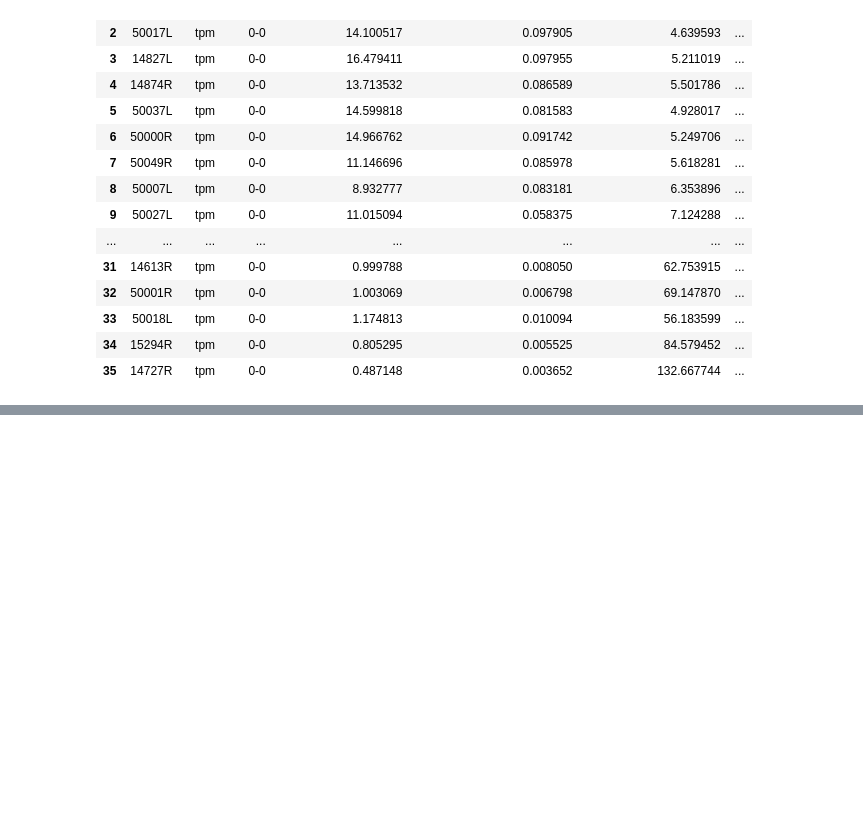
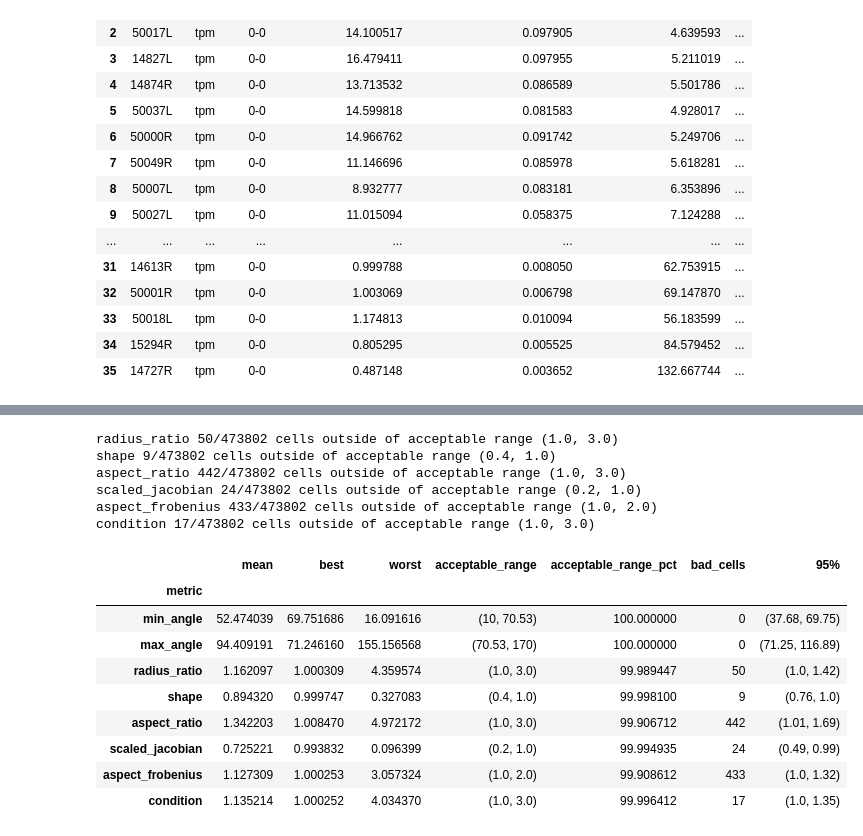
Before and after one commit to MattyOram/phd, a Jupyter notebook: WorkPackages/TMCJ-Contact/Computational/notebooks/MeshPipeline/ParamOptimisation/fullRuns/study4.ipynb, the cells around one changed output, grey strips where cells are left out. Saved outputs shown, nothing was run; the diff lists cells and outputs as text; code cells hidden in the pictures; blank space fills up the shorter version.

```diff
--- a/WorkPackages/TMCJ-Contact/Computational/notebooks/MeshPipeline/ParamOptimisation/fullRuns/study4.ipynb
+++ b/WorkPackages/TMCJ-Contact/Computational/notebooks/MeshPipeline/ParamOptimisation/fullRuns/study4.ipynb
@@ -212,0 +242,24 @@ PLAN A FEA SENSITIVITY STUDY
+# %%
+run1 = pv.read('/Users/maro/Library/CloudStorage/OneDrive-UniversityofLeeds/PhD-wrist/WorkPackages/WorkPackages/TMCJ-Contact/Computational/notebooks/MeshPipeline/ParamOptimisation/fullRuns/outputs/study4/14874R/meshes/14874R/tpm-mc1/3Dmesh/mesh-0-0-0.vtu')
+run2 = pv.read('/Users/maro/Library/CloudStorage/OneDrive-UniversityofLeeds/PhD-wrist/WorkPackages/WorkPackages/TMCJ-Contact/Computational/notebooks/MeshPipeline/ParamOptimisation/fullRuns/outputs/study4/14874R/meshes/14874R/tpm-mc1/3Dmesh/mesh-0-0-1.vtu')
+run3 = pv.read('/Users/maro/Library/CloudStorage/OneDrive-UniversityofLeeds/PhD-wrist/WorkPackages/WorkPackages/TMCJ-Contact/Computational/notebooks/MeshPipeline/ParamOptimisation/fullRuns/outputs/study4/14874R/meshes/14874R/tpm-mc1/3Dmesh/mesh-0-0-2.vtu')
+# %%
+q = check_mesh_quality(run3.extract_cells_by_type(10), 'tet')
+mesh_quality_summary(q, 'tet')
+# %% [output]
+radius_ratio 50/473802 cells outside of acceptable range (1.0, 3.0)
+shape 9/473802 cells outside of acceptable range (0.4, 1.0)
+aspect_ratio 442/473802 cells outside of acceptable range (1.0, 3.0)
+scaled_jacobian 24/473802 cells outside of acceptable range (0.2, 1.0)
+aspect_frobenius 433/473802 cells outside of acceptable range (1.0, 2.0)
+condition 17/473802 cells outside of acceptable range (1.0, 3.0)
+|  | mean | best | worst | acceptable_range | acceptable_range_pct | bad_cells | 95% |
+| metric |  |  |  |  |  |  |  |
+| min_angle | 52.474039 | 69.751686 | 16.091616 | (10, 70.53) | 100.000000 | 0 | (37.68, 69.75) |
+| max_angle | 94.409191 | 71.246160 | 155.156568 | (70.53, 170) | 100.000000 | 0 | (71.25, 116.89) |
+| radius_ratio | 1.162097 | 1.000309 | 4.359574 | (1.0, 3.0) | 99.989447 | 50 | (1.0, 1.42) |
+| shape | 0.894320 | 0.999747 | 0.327083 | (0.4, 1.0) | 99.998100 | 9 | (0.76, 1.0) |
+| aspect_ratio | 1.342203 | 1.008470 | 4.972172 | (1.0, 3.0) | 99.906712 | 442 | (1.01, 1.69) |
+| scaled_jacobian | 0.725221 | 0.993832 | 0.096399 | (0.2, 1.0) | 99.994935 | 24 | (0.49, 0.99) |
+| aspect_frobenius | 1.127309 | 1.000253 | 3.057324 | (1.0, 2.0) | 99.908612 | 433 | (1.0, 1.32) |
+| condition | 1.135214 | 1.000252 | 4.034370 | (1.0, 3.0) | 99.996412 | 17 | (1.0, 1.35) |
```
Also changed, not shown: parts of 14 cells of this notebook, 44 other files.
